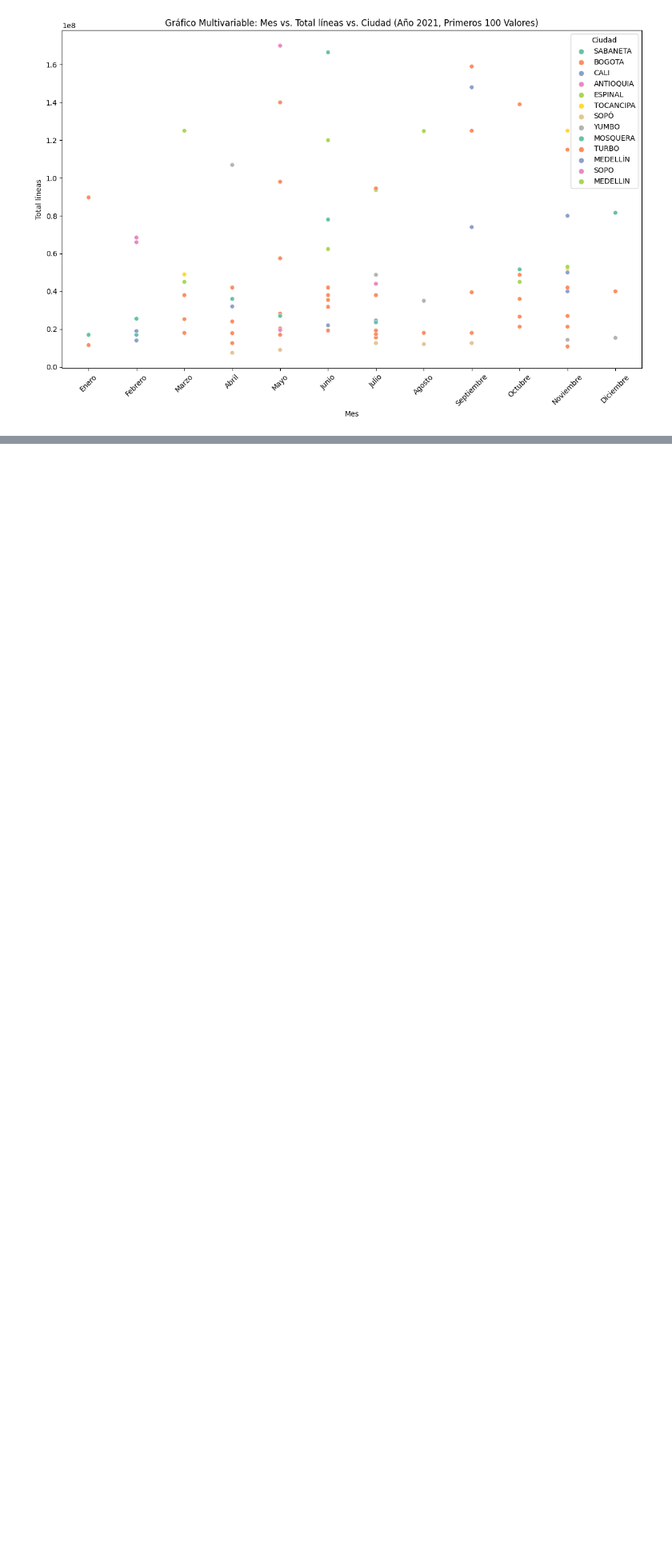
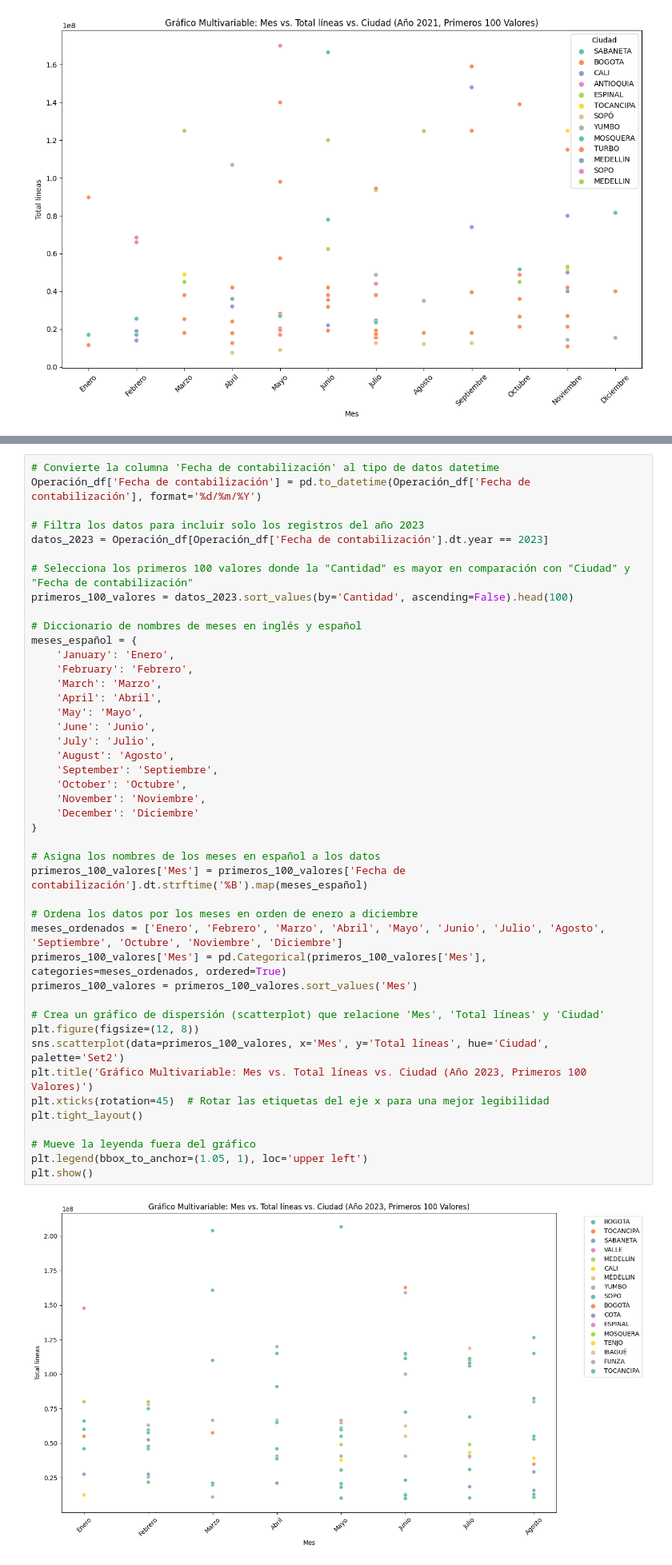
Before and after one commit to ingoscargiraldor/ingoscargiraldor, a Jupyter notebook: Dataset_Operaciones_ventas.ipynb, the cells around one changed output, grey strips where cells are left out. Shown at 80% size. Saved outputs shown, nothing was run; the diff lists cells and outputs as text; blank space fills up the shorter version.

```diff
--- a/Dataset_Operaciones_ventas.ipynb
+++ b/Dataset_Operaciones_ventas.ipynb
@@ -608,0 +649,46 @@ plt.show()
+# %%
+# Convierte la columna 'Fecha de contabilización' al tipo de datos datetime
+Operación_df['Fecha de contabilización'] = pd.to_datetime(Operación_df['Fecha de contabilización'], format='%d/%m/%Y')
+
+# Filtra los datos para incluir solo los registros del año 2023
+datos_2023 = Operación_df[Operación_df['Fecha de contabilización'].dt.year == 2023]
+
+# Selecciona los primeros 100 valores donde la "Cantidad" es mayor en comparación con "Ciudad" y "Fecha de contabilización"
+primeros_100_valores = datos_2023.sort_values(by='Cantidad', ascending=False).head(100)
+
+# Diccionario de nombres de meses en inglés y español
+meses_español = {
+    'January': 'Enero',
+    'February': 'Febrero',
+    'March': 'Marzo',
+    'April': 'Abril',
+    'May': 'Mayo',
+    'June': 'Junio',
+    'July': 'Julio',
+    'August': 'Agosto',
+    'September': 'Septiembre',
+    'October': 'Octubre',
+    'November': 'Noviembre',
+    'December': 'Diciembre'
+}
+
+# Asigna los nombres de los meses en español a los datos
+primeros_100_valores['Mes'] = primeros_100_valores['Fecha de contabilización'].dt.strftime('%B').map(meses_español)
+
+# Ordena los datos por los meses en orden de enero a diciembre
+meses_ordenados = ['Enero', 'Febrero', 'Marzo', 'Abril', 'Mayo', 'Junio', 'Julio', 'Agosto', 'Septiembre', 'Octubre', 'Noviembre', 'Diciembre']
+primeros_100_valores['Mes'] = pd.Categorical(primeros_100_valores['Mes'], categories=meses_ordenados, ordered=True)
+primeros_100_valores = primeros_100_valores.sort_values('Mes')
+
+# Crea un gráfico de dispersión (scatterplot) que relacione 'Mes', 'Total líneas' y 'Ciudad'
+plt.figure(figsize=(12, 8))
+sns.scatterplot(data=primeros_100_valores, x='Mes', y='Total líneas', hue='Ciudad', palette='Set2')
+plt.title('Gráfico Multivariable: Mes vs. Total líneas vs. Ciudad (Año 2023, Primeros 100 Valores)')
+plt.xticks(rotation=45)  # Rotar las etiquetas del eje x para una mejor legibilidad
+plt.tight_layout()
+
+# Mueve la leyenda fuera del gráfico
+plt.legend(bbox_to_anchor=(1.05, 1), loc='upper left')
+plt.show()
+# %% [output]
+[figure, added]
```
Also changed, not shown: parts of 2 cells of this notebook.
